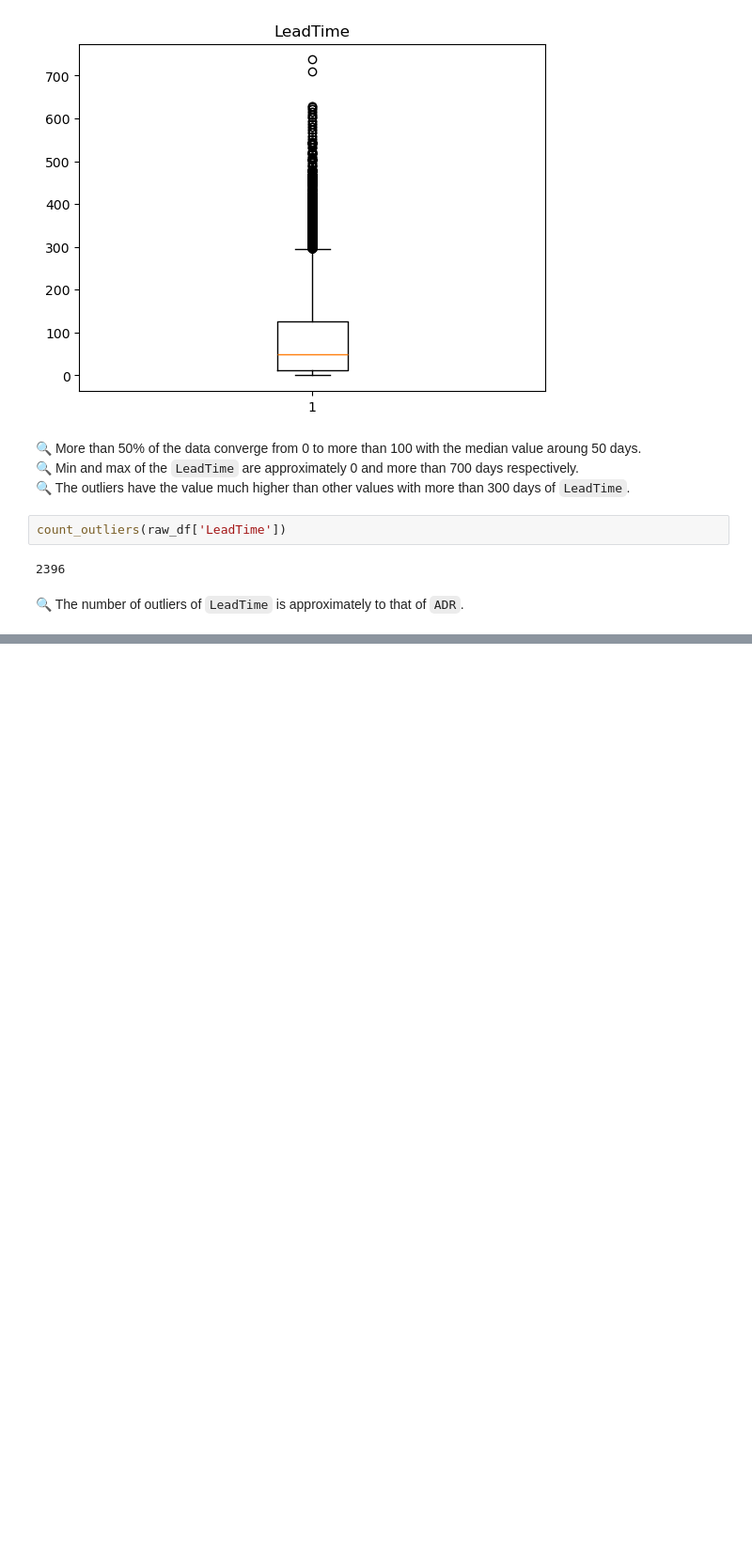
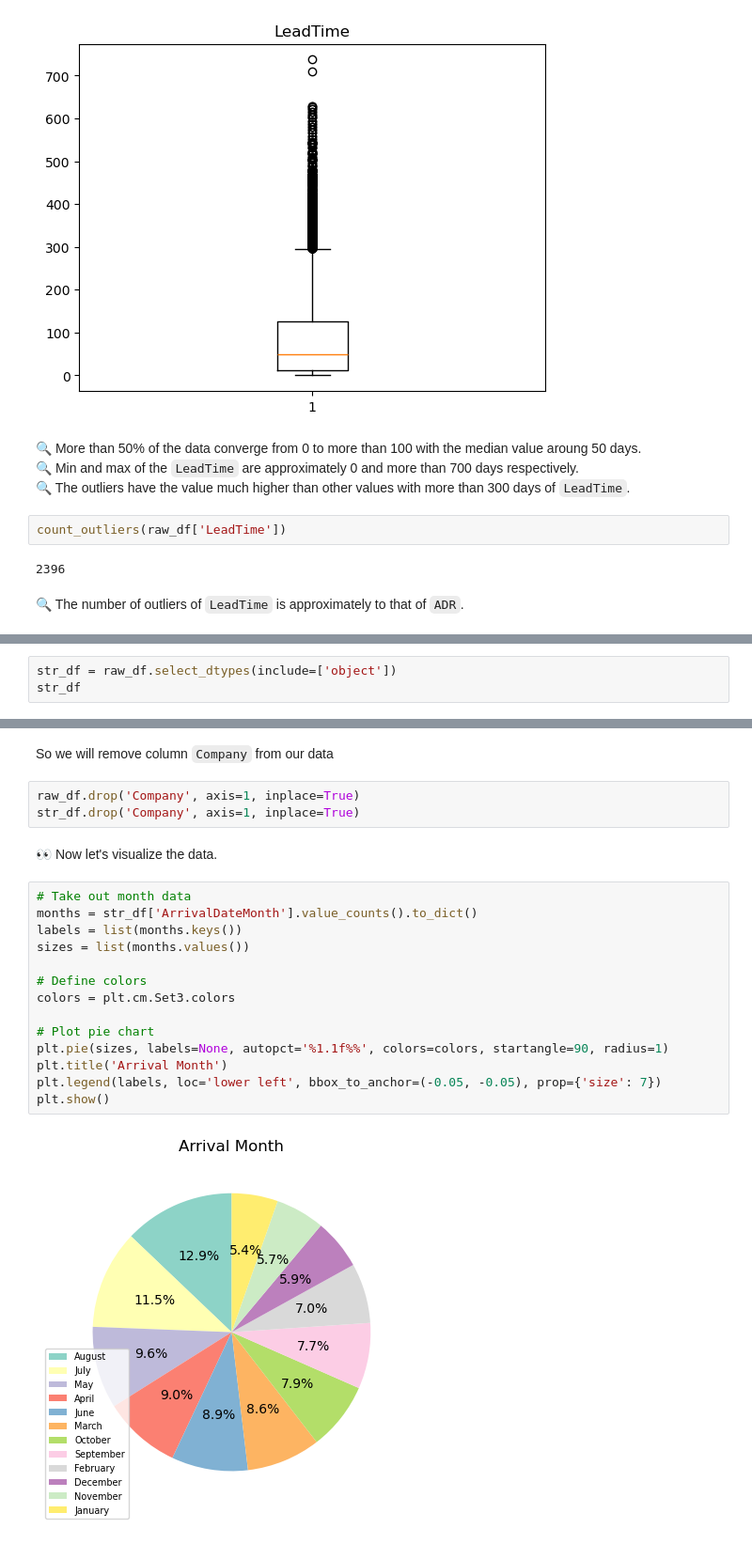
Before and after one commit to danghuynh-bit/LTKHDL_hotekbookingdemand, a Jupyter notebook: 02_Preprocessing.ipynb, the cells around one changed output, grey strips where cells are left out. Shown at 94% size. Cells and saved outputs as stored; diff of their text form; blank space fills up the shorter version.

```diff
--- a/02_Preprocessing.ipynb
+++ b/02_Preprocessing.ipynb
@@ -325,0 +426,3 @@ count_outliers(raw_df['LeadTime'])
+# %%
+str_df = raw_df.select_dtypes(include=['object'])
+str_df
@@ -325,0 +474,23 @@ count_outliers(raw_df['LeadTime'])
+# %% [markdown]
+So we will remove column `Company` from our data
+# %%
+raw_df.drop('Company', axis=1, inplace=True)
+str_df.drop('Company', axis=1, inplace=True)
+# %% [markdown]
+👀 Now let's visualize the data.
+# %%
+# Take out month data
+months = str_df['ArrivalDateMonth'].value_counts().to_dict()
+labels = list(months.keys())
+sizes = list(months.values())
+
+# Define colors
+colors = plt.cm.Set3.colors
+
+# Plot pie chart
+plt.pie(sizes, labels=None, autopct='%1.1f%%', colors=colors, startangle=90, radius=1)
+plt.title('Arrival Month')
+plt.legend(labels, loc='lower left', bbox_to_anchor=(-0.05, -0.05), prop={'size': 7})
+plt.show()
+# %% [output]
+[figure, added]
```
Also changed, not shown: parts of 27 cells of this notebook.
